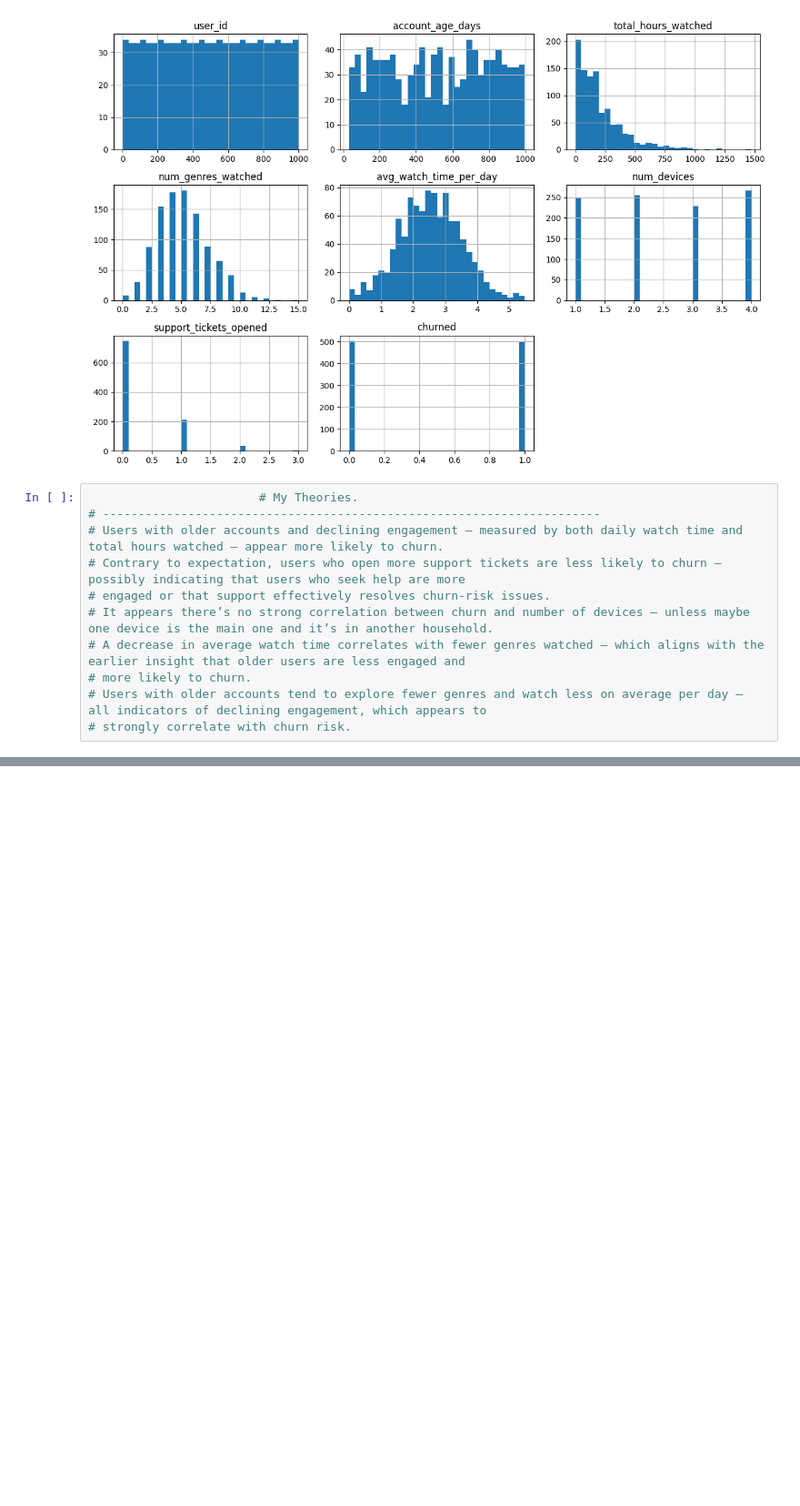
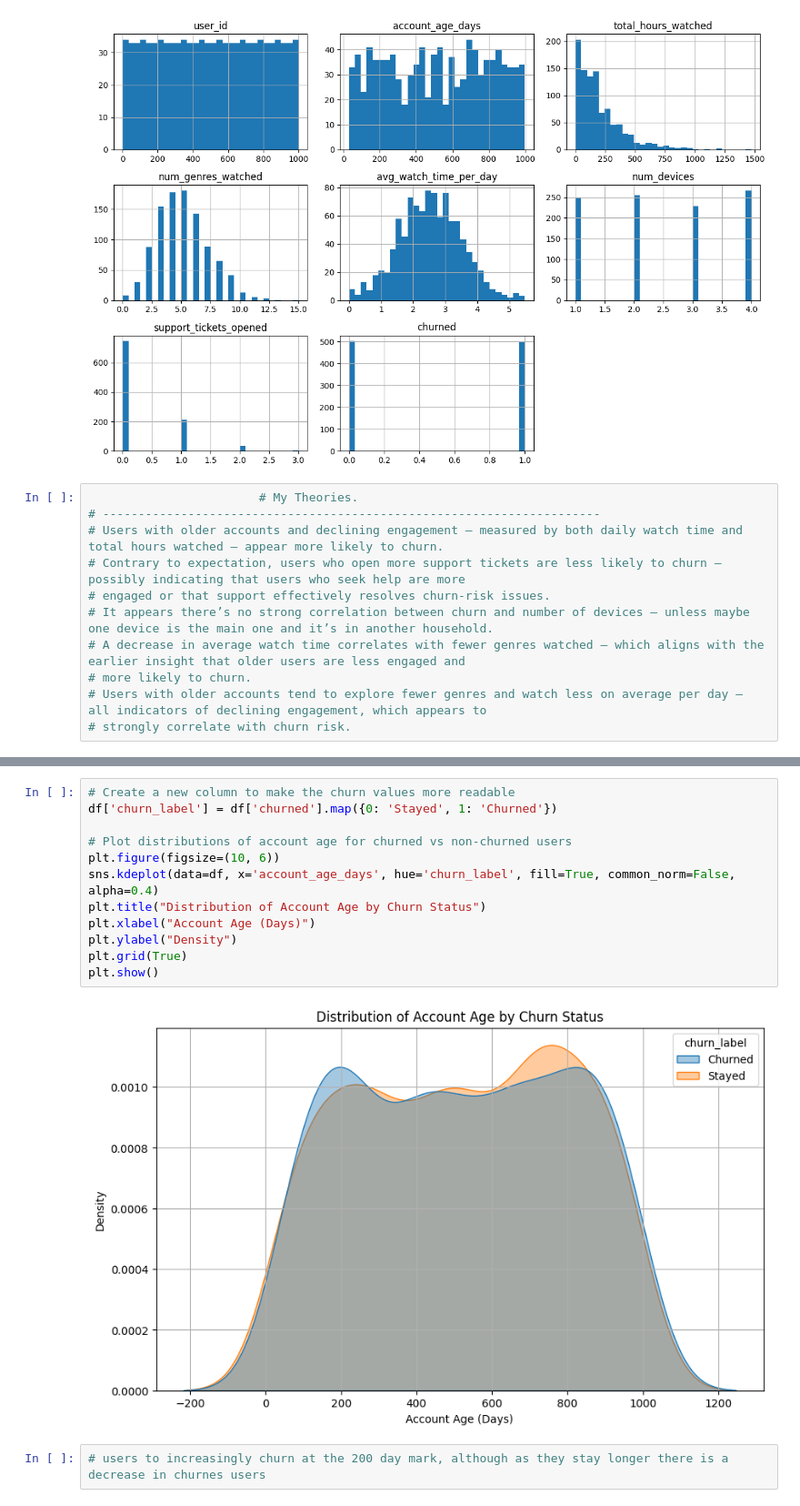
Before and after one commit to Stegedave/Stream-wave-analysis, a Jupyter notebook: notebooks/Check_data.ipynb, the cells around one changed output, grey strips where cells are left out. Shown: that part at 91% size. Cells and saved outputs as stored; diff of their text form; blank space fills up the shorter version.

Commit message:
finished up analysis and prediction model. shared ideas on how to reduce churn

```diff
--- a/notebooks/Check_data.ipynb
+++ b/notebooks/Check_data.ipynb
@@ -85,0 +111,16 @@ Name: churned, dtype: float64
+# %%
+# Create a new column to make the churn values more readable
+df['churn_label'] = df['churned'].map({0: 'Stayed', 1: 'Churned'})
+
+# Plot distributions of account age for churned vs non-churned users
+plt.figure(figsize=(10, 6))
+sns.kdeplot(data=df, x='account_age_days', hue='churn_label', fill=True, common_norm=False, alpha=0.4)
+plt.title("Distribution of Account Age by Churn Status")
+plt.xlabel("Account Age (Days)")
+plt.ylabel("Density")
+plt.grid(True)
+plt.show()
+# %% [output]
+[figure, added]
+# %%
+# users to increasingly churn at the 200 day mark, although as they stay longer there is a decrease in churnes users
```
Also changed, not shown: parts of 6 cells of this notebook, 2 other files.
